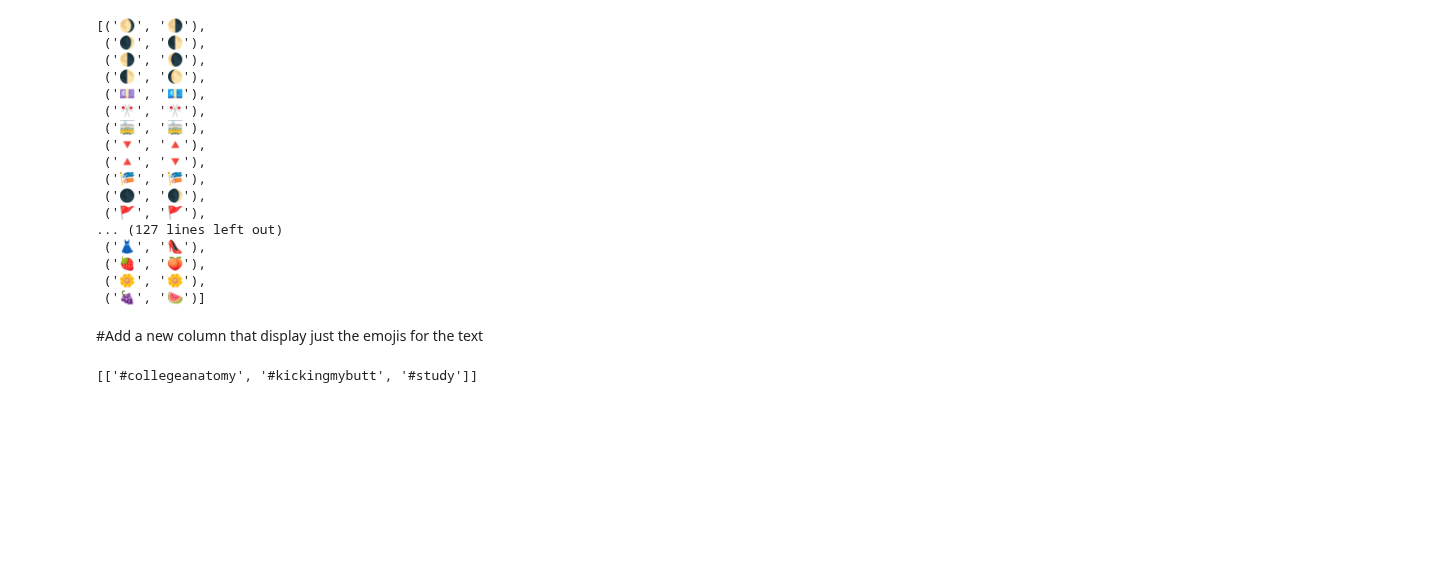
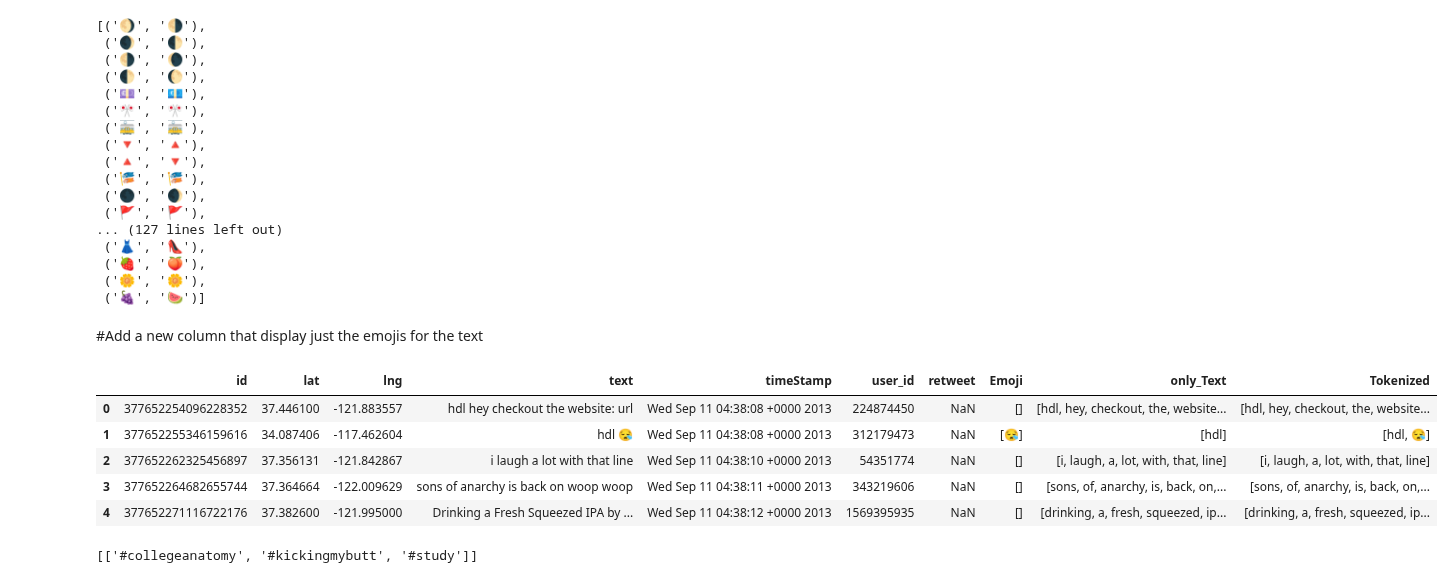
Before and after one commit to dandanbang/Emojineering, a Jupyter notebook: data_exploration_dc.ipynb, the cells around one changed output. Drawn from its saved outputs; the diff is of its cells as text; code cells hidden in the pictures; blank space fills up the shorter version.

```diff
--- a/data_exploration_dc.ipynb
+++ b/data_exploration_dc.ipynb
@@ -432,9 +439,17 @@ def addText(df):
 def addHashTag(df):
     df['only_HashTag'] = [re.findall(r"(#\w+)", word) for word in df.text]
 # %%
-addEmojiCol(tweet_df)
-addText(tweet_df)
+#addEmojiCol(tweet_df)
+#addText(tweet_df)
+addTokenizedText(tweet_df)
 tweet_df.head()
+# %% [output]
+|  | id | lat | lng | text | timeStamp | user_id | retweet | Emoji | only_Text | Tokenized |
+| 0 | 377652254096228352 | 37.446100 | -121.883557 | hdl hey checkout the website: url | Wed Sep 11 04:38:08 +0000 2013 | 224874450 | NaN | [] | [hdl, hey, checkout, the, website... | [hdl, hey, checkout, the, website... |
+| 1 | 377652255346159616 | 34.087406 | -117.462604 | hdl 😪 | Wed Sep 11 04:38:08 +0000 2013 | 312179473 | NaN | [😪] | [hdl] | [hdl, 😪] |
+| 2 | 377652262325456897 | 37.356131 | -121.842867 | i laugh a lot with that line | Wed Sep 11 04:38:10 +0000 2013 | 54351774 | NaN | [] | [i, laugh, a, lot, with, that, line] | [i, laugh, a, lot, with, that, line] |
+| 3 | 377652264682655744 | 37.364664 | -122.009629 | sons of anarchy is back on woop woop | Wed Sep 11 04:38:11 +0000 2013 | 343219606 | NaN | [] | [sons, of, anarchy, is, back, on,... | [sons, of, anarchy, is, back, on,... |
+| 4 | 377652271116722176 | 37.382600 | -121.995000 | Drinking a Fresh Squeezed IPA by ... | Wed Sep 11 04:38:12 +0000 2013 | 1569395935 | NaN | [] | [drinking, a, fresh, squeezed, ip... | [drinking, a, fresh, squeezed, ip... |
 # %%
 ex = ['My Friday night... #collegeanatomy #kickingmybutt #study @ The Price Family Inn url']
 [re.findall(r"(#\w+)", word) for word in ex]
```
Also changed, not shown: parts of 18 cells of this notebook, 4 other files.
